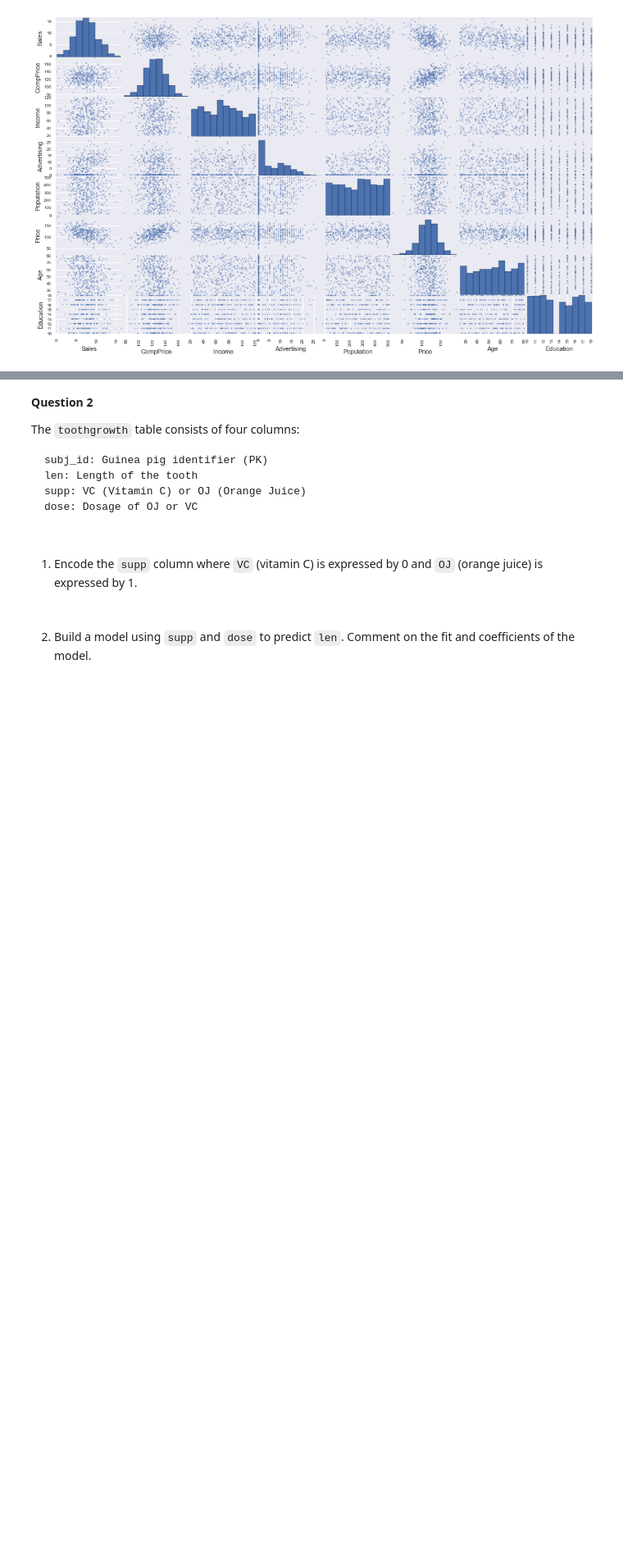
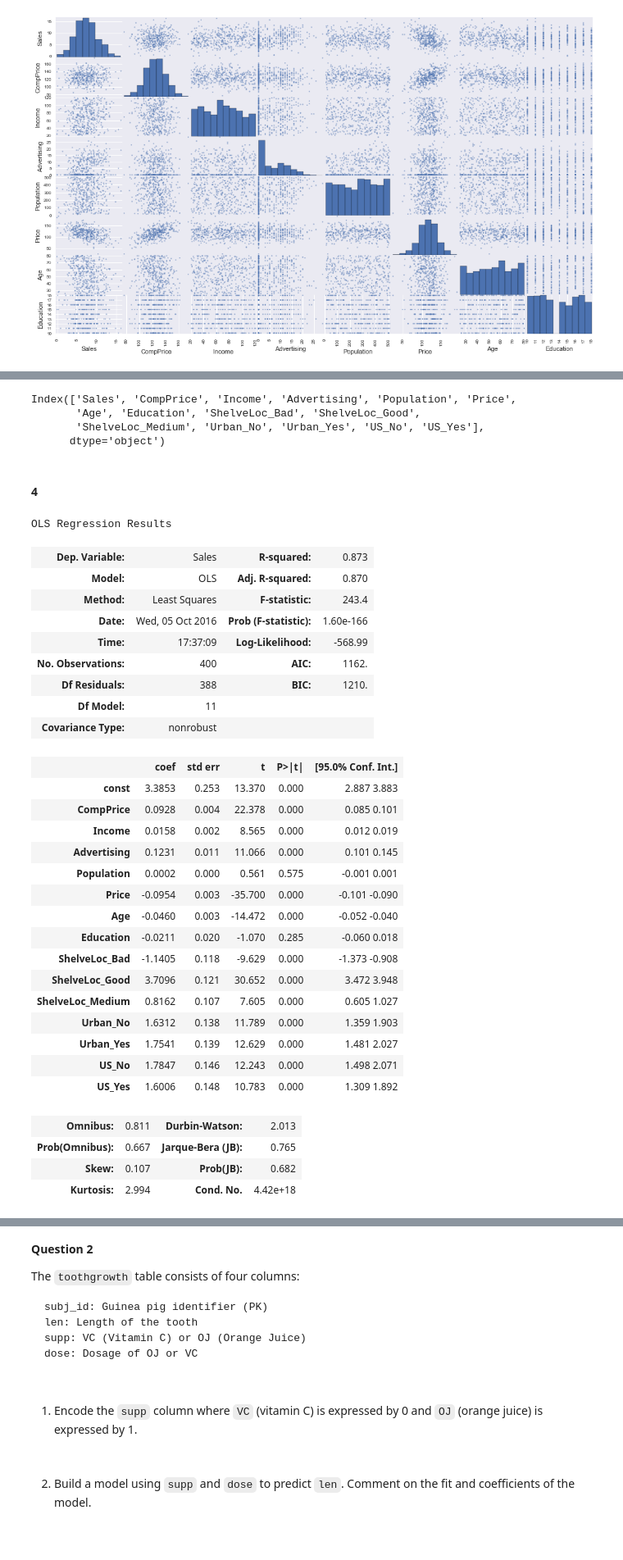
Before and after one commit to carlespoles/DSCI6002-student, a Jupyter notebook: week6/6-3_MultReg2/DSCI6002-6.3-Lab-CarlesPolesMielgo.ipynb, the cells around one changed output, grey strips where cells are left out. Shown at 82% size. Saved outputs shown, nothing was run; the diff lists cells and outputs as text; code cells hidden in the pictures; blank space fills up the shorter version.

```diff
--- a/week6/6-3_MultReg2/DSCI6002-6.3-Lab-CarlesPolesMielgo.ipynb
+++ b/week6/6-3_MultReg2/DSCI6002-6.3-Lab-CarlesPolesMielgo.ipynb
@@ -113,0 +129,49 @@ binarized = pd.get_dummies(car_seats)
+# %%
+binarized.columns
+# %% [output]
+Index(['Sales', 'CompPrice', 'Income', 'Advertising', 'Population', 'Price',
+       'Age', 'Education', 'ShelveLoc_Bad', 'ShelveLoc_Good',
+       'ShelveLoc_Medium', 'Urban_No', 'Urban_Yes', 'US_No', 'US_Yes'],
+      dtype='object')
+# %% [markdown]
+#### 4
+# %%
+y = binarized.Sales
+X = binarized[['CompPrice','Income','Advertising','Population','Price','Age', 'Education', 'ShelveLoc_Bad', 'ShelveLoc_Good',
+       'ShelveLoc_Medium', 'Urban_No', 'Urban_Yes', 'US_No', 'US_Yes']]
+X = sm.add_constant(X)
+
+model = sm.OLS(y, X)
+results = model.fit()
+results.summary()
+# %% [output]
+OLS Regression Results
+| Dep. Variable: | Sales | R-squared: | 0.873 |
+| Model: | OLS | Adj. R-squared: | 0.870 |
+| Method: | Least Squares | F-statistic: | 243.4 |
+| Date: | Wed, 05 Oct 2016 | Prob (F-statistic): | 1.60e-166 |
+| Time: | 17:37:09 | Log-Likelihood: | -568.99 |
+| No. Observations: | 400 | AIC: | 1162. |
+| Df Residuals: | 388 | BIC: | 1210. |
+| Df Model: | 11 |  |  |
+| Covariance Type: | nonrobust |  |  |
+|  | coef | std err | t | P>|t| | [95.0% Conf. Int.] |
+| const | 3.3853 | 0.253 | 13.370 | 0.000 | 2.887 3.883 |
+| CompPrice | 0.0928 | 0.004 | 22.378 | 0.000 | 0.085 0.101 |
+| Income | 0.0158 | 0.002 | 8.565 | 0.000 | 0.012 0.019 |
+| Advertising | 0.1231 | 0.011 | 11.066 | 0.000 | 0.101 0.145 |
+| Population | 0.0002 | 0.000 | 0.561 | 0.575 | -0.001 0.001 |
+| Price | -0.0954 | 0.003 | -35.700 | 0.000 | -0.101 -0.090 |
+| Age | -0.0460 | 0.003 | -14.472 | 0.000 | -0.052 -0.040 |
+| Education | -0.0211 | 0.020 | -1.070 | 0.285 | -0.060 0.018 |
+| ShelveLoc_Bad | -1.1405 | 0.118 | -9.629 | 0.000 | -1.373 -0.908 |
+| ShelveLoc_Good | 3.7096 | 0.121 | 30.652 | 0.000 | 3.472 3.948 |
+| ShelveLoc_Medium | 0.8162 | 0.107 | 7.605 | 0.000 | 0.605 1.027 |
+| Urban_No | 1.6312 | 0.138 | 11.789 | 0.000 | 1.359 1.903 |
+| Urban_Yes | 1.7541 | 0.139 | 12.629 | 0.000 | 1.481 2.027 |
+| US_No | 1.7847 | 0.146 | 12.243 | 0.000 | 1.498 2.071 |
+| US_Yes | 1.6006 | 0.148 | 10.783 | 0.000 | 1.309 1.892 |
+| Omnibus: | 0.811 | Durbin-Watson: | 2.013 |
+| Prob(Omnibus): | 0.667 | Jarque-Bera (JB): | 0.765 |
+| Skew: | 0.107 | Prob(JB): | 0.682 |
+| Kurtosis: | 2.994 | Cond. No. | 4.42e+18 |
```
Also changed, not shown: parts of 20 cells of this notebook.
